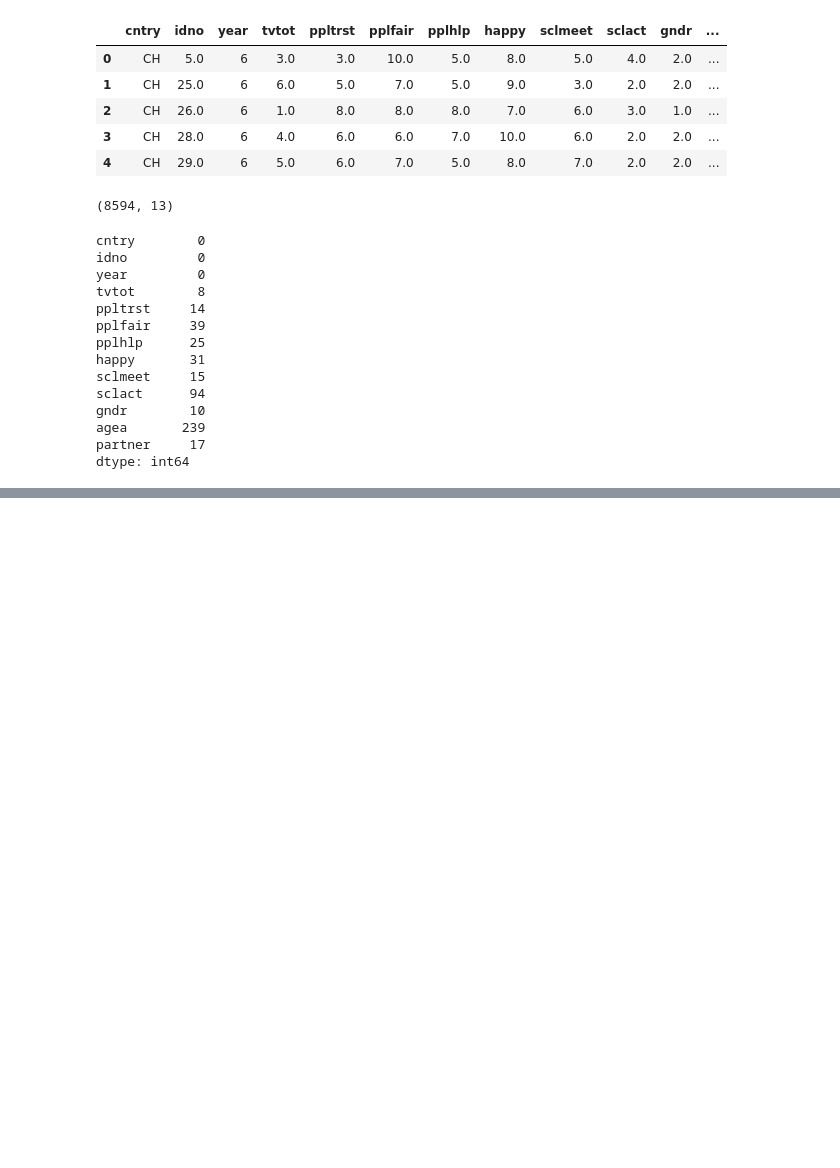
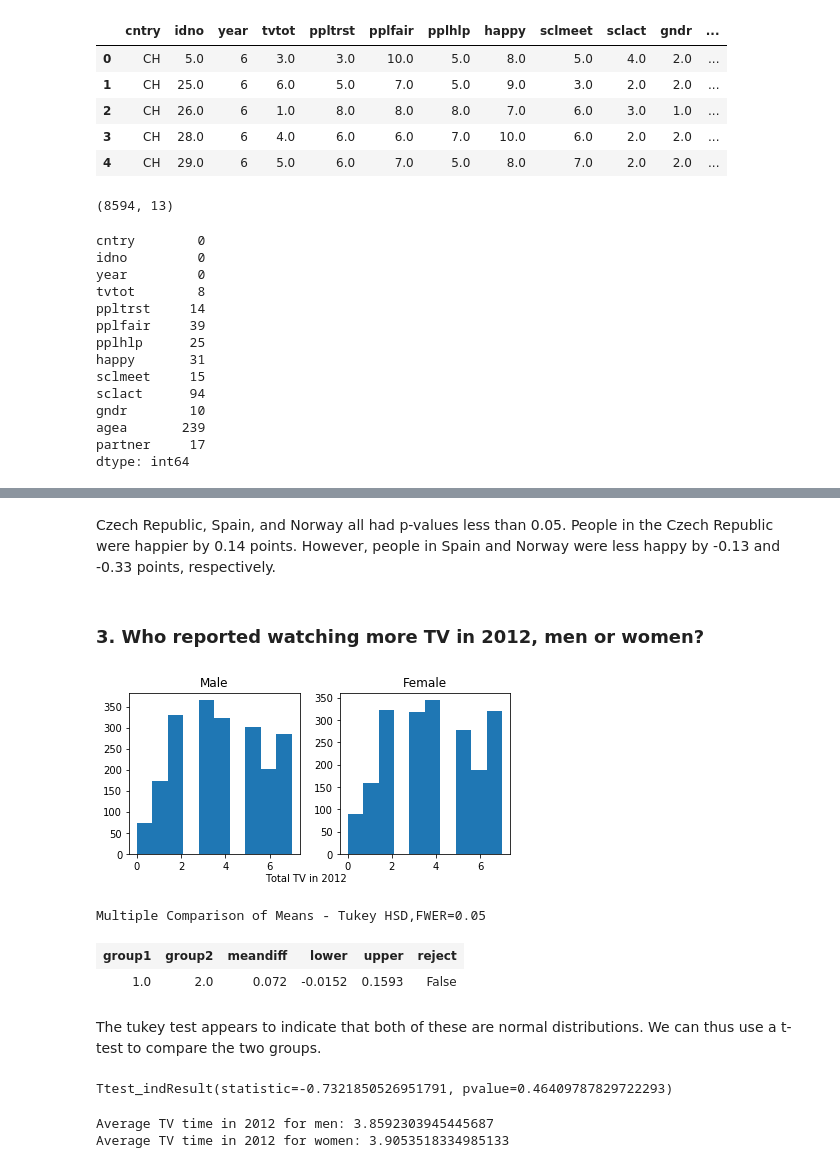
Before and after one commit to rakeshbhatia/thinkful, a Jupyter notebook: 5.5.4 Challenge What test to use.ipynb, the cells around one changed output, grey strips where cells are left out. Drawn from its saved outputs; the diff is of its cells as text; code cells hidden in the pictures; blank space fills up the shorter version.

```diff
--- a/5.5.4 Challenge What test to use.ipynb
+++ b/5.5.4 Challenge What test to use.ipynb
@@ -119,0 +178,8 @@ for country in countries:
+# %%
+df2 = df.dropna()
+
+tukey = pairwise_tukeyhsd(endog=df2['happy'],      # Data
+                          groups=df2['cntry'],   # Groups
+                          alpha=0.05)         # Significance level
+
+tukey.summary()
@@ -119,0 +234,45 @@ for country in countries:
+# %% [markdown]
+Czech Republic, Spain, and Norway all had p-values less than 0.05. People in the Czech Republic were happier by 0.14 points. However, people in Spain and Norway were less happy by -0.13 and -0.33 points, respectively.
+# %% [markdown]
+### 3. Who reported watching more TV in 2012, men or women?
+# %%
+fig, axs = plt.subplots(1, 2, figsize=(6, 3))
+
+axs[0].hist(df2.loc[(df2['year'] == 6) & (df2['gndr'] == 1.0)]['tvtot'].dropna())
+axs[1].hist(df2.loc[(df2['year'] == 6) & (df2['gndr'] == 2.0)]['tvtot'].dropna())
+
+fig.text(0.4, 0, 'Total TV in 2012')
+axs[0].set_title('Male')
+axs[1].set_title('Female')
+
+plt.tight_layout()
+plt.show()
+# %% [output]
+[figure, added]
+# %%
+df2 = df.dropna()
+
+tukey = pairwise_tukeyhsd(endog=df2['tvtot'],      # Data
+                          groups=df2['gndr'],   # Groups
+                          alpha=0.05)         # Significance level
+
+tukey.summary()
+# %% [output]
+Multiple Comparison of Means - Tukey HSD,FWER=0.05
+| group1 | group2 | meandiff | lower | upper | reject |
+| 1.0 | 2.0 | 0.072 | -0.0152 | 0.1593 | False |
+# %% [markdown]
+The tukey test appears to indicate that both of these are normal distributions. We can thus use a t-test to compare the two groups.
+# %%
+tv_men = (df2.loc[(df2['year']==6) & (df2['gndr']==1.0)])['tvtot']
+tv_women = (df2.loc[(df2['year']==6) & (df2['gndr']==2.0)])['tvtot']
+
+stats.ttest_ind(tv_men, tv_women, equal_var=False)
+# %% [output]
+Ttest_indResult(statistic=-0.7321850526951791, pvalue=0.46409787829722293)
+# %%
+print('Average TV time in 2012 for men: {}'.format(tv_men.mean()))
+print('Average TV time in 2012 for women: {}'.format(tv_women.mean()))
+# %% [output]
+Average TV time in 2012 for men: 3.8592303945445687
+Average TV time in 2012 for women: 3.9053518334985133
```
Also changed, not shown: parts of 41 cells of this notebook.
